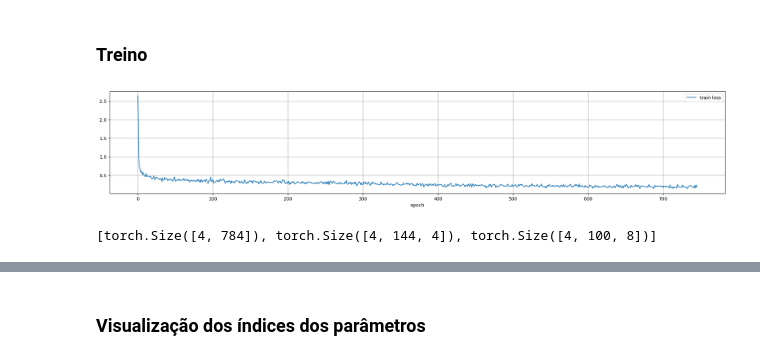
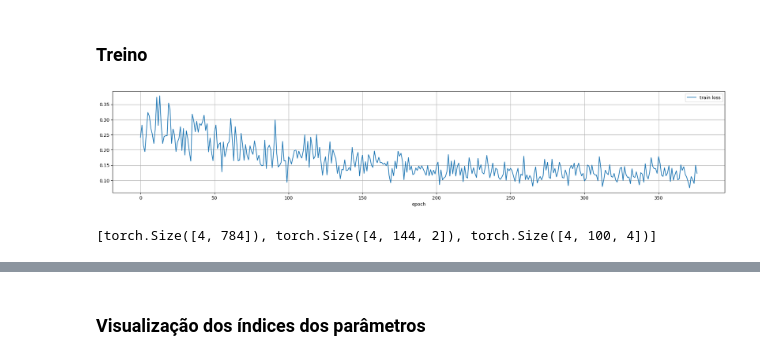
Before and after one commit to Ronnypetson/titanic, a Jupyter notebook: MNIST_Maromba.ipynb, the cells around one changed output, grey strips where cells are left out. Cells and saved outputs as stored; diff of their text form; code cells hidden in the pictures.

```diff
--- a/MNIST_Maromba.ipynb
+++ b/MNIST_Maromba.ipynb
@@ -238,6 +239,16 @@ class Pairwise:
     fuv = fuv.reshape(*ps_u, *ps_v, d_u, d_v, -1)
     return fuv
 
+def __minmax_normalize(idxu):
+  """
+  idxu: pre_shape x d_idx
+  """
+  min_idxu = torch.min(idxu, dim=1)[0].unsqueeze(1)
+  max_idxu = torch.max(idxu, dim=1)[0].unsqueeze(1)
+  eps = 1e-6
+  idxu = min_idxu + ((idxu - min_idxu) / (max_idxu - min_idxu + eps))
+  return idxu
+
 def minmax_normalize(idxu):
   """
   idxu: pre_shape x d_idx
@@ -245,7 +256,7 @@ def minmax_normalize(idxu):
   min_idxu = torch.min(idxu, dim=1)[0].unsqueeze(1)
   max_idxu = torch.max(idxu, dim=1)[0].unsqueeze(1)
   eps = 1e-6
-  idxu = min_idxu + ((idxu - min_idxu) / (max_idxu - min_idxu + eps))
+  idxu = 2.0 * ((idxu - min_idxu) / (max_idxu - min_idxu + eps)) - 1.0
   return idxu
 
 def norm_normalize(u):
@@ -260,11 +271,6 @@ def normalized(idxu):
   """
   idxu: pre_shape x d_idx
   """
-  # min_idxu = torch.min(idxu, dim=1)[0].unsqueeze(1)
-  # max_idxu = torch.max(idxu, dim=1)[0].unsqueeze(1)
-  # eps = 1e-6
-  # idxu = min_idxu + ((idxu - min_idxu) / (max_idxu - min_idxu + eps))
-  # idxu = idxu / (idxu.norm(dim=-1).unsqueeze(-1) + eps)
   idxu = minmax_normalize(idxu)
   idxu = norm_normalize(idxu)
   return idxu
@@ -365,7 +371,8 @@ def _nsbmd(u, v, idxu, idxv, bias=0.5) -> torch.Tensor:
   idxuv = idxuv.reshape(m, d_u, n, d_v).permute(0, 1, 3, 2)
   # idxuv = idxuv ** 6.0
   # idxuv = nn.functional.relu(idxuv - bias) ###
-  idxuv = nn.functional.softmax(6.0 * idxuv - 3.0, dim=2)
+  mag = 200.0
+  idxuv = nn.functional.softmax(mag * idxuv - (mag / 2.0), dim=2)
   # idxuv = nn.functional.gumbel_softmax(
   #     6.0 * idxuv - 3.0, dim=2, hard=False, tau=0.2
   # )
@@ -784,7 +791,7 @@ class MModule(nn.Module):
     self.W_idx = nn.Parameter(_W_idx)
     self.MW = MTensor(self.W, self.W_idx)
     ###
-    self.probe = nn.Linear(400, 10).to(device)
+    self.probe = nn.Linear(512, 10).to(device)
     ###
     # self.activation = nn.ReLU()
     self.activation = nn.ELU()
@@ -877,8 +884,8 @@ class MModule(nn.Module):
     ### Under experimentation
     channels = 1
     img_h, img_w = img_dim, img_dim
-    filter_whs = [(5, 5), (3, 3)]
-    strides = [2, 1]
+    filter_whs = [(5, 5), (3, 3), (3, 3)]
+    strides = [2, 1, 1]
     filter_w, filter_h = filter_whs[0]
     stride = strides[0]
     filter_area = filter_w * filter_h
@@ -1035,7 +1042,7 @@ num_classes = 10
 rows, cols = img_dim, img_dim
 hidden_dim = 1 * img_dim
 clf_dim = (1 + (num_classes - 1) // img_dim) * img_dim
-idx_dim = 20 # rows + cols + hidden_dim + clf_dim # 3
+idx_dim = 3 # rows + cols + hidden_dim + clf_dim # 3
 
 # template_x_idx = _cat2d(rows, cols, d=idx_dim)
 template_x_idx = cartesian_idx(rows, cols, d=idx_dim)
@@ -1057,21 +1070,21 @@ def prepare_input(x, y, device="cpu"):
 # %% [markdown]
 ### Treino
 # %%
-hidden_dim = 400
-start_mode = True
+hidden_dim = 512
+start_mode = False
 valid_mode = False
 # TODO: Visualize conv layer output
 samples = [
     # in_ch * out_ch * h * w,
     1 * 2 * 5 * 5,
     2 * 4 * 3 * 3,
-    # 4 * 8 * 3 * 3,
+    4 * 8 * 3 * 3,
     hidden_dim,
 ]
 sets = [
     1,
     1,
-    # 1,
+    1,
     num_classes
 ]
 n_params = int(np.array(samples).dot(np.array(sets)))
@@ -1117,34 +1130,34 @@ for epoch in range(num_epochs):
     train_log["set"].append("train")
     train_log["epoch"].append(epoch)
   if valid_mode:
     model.eval()
     with torch.no_grad():
       for x, y in iter(test_data_loader):
         x = x.to(device)
         y = y.to(device)
         x, y = prepare_input(x, y, device=device)
         y_pred = model.forward(x)
         loss = maromba_loss(y, y_pred)
         acc = maromba_accuracy(y, y_pred)
         train_log["eval loss"].append(loss.item())
         train_log["train loss"].append(np.nan)
         train_log["acc"].append(acc.item())
         train_log["set"].append("eval")
         train_log["epoch"].append(epoch)
     group_cols = ["epoch", "train loss", "eval loss", "acc"]
   else:
     group_cols = ["epoch", "train loss"]
   df_train = pd.DataFrame(train_log)
   display.clear_output(wait=True)
   (
     df_train[group_cols]
     .groupby("epoch")
     .agg(lambda x: x.median(skipna=True))
     .plot(figsize=(24, 4), grid=True)
   )
   plt.show()
 # %% [output]
-[figure, old version]
+[figure, new version]
 # %%
 torch.cuda.empty_cache()
 # %%
@@ -1154,7 +1167,7 @@ imgs = [img.data.cpu().detach() for img in model.all_pools]
 # %%
 [img.shape for img in imgs]
 # %% [output]
-[torch.Size([4, 784]), torch.Size([4, 144, 4]), torch.Size([4, 100, 8])]
+[torch.Size([4, 784]), torch.Size([4, 144, 2]), torch.Size([4, 100, 4])]
 # %%
 shapes = [
     (img_dim, img_dim, 1),
```
Also changed, not shown: parts of 3 cells of this notebook.
